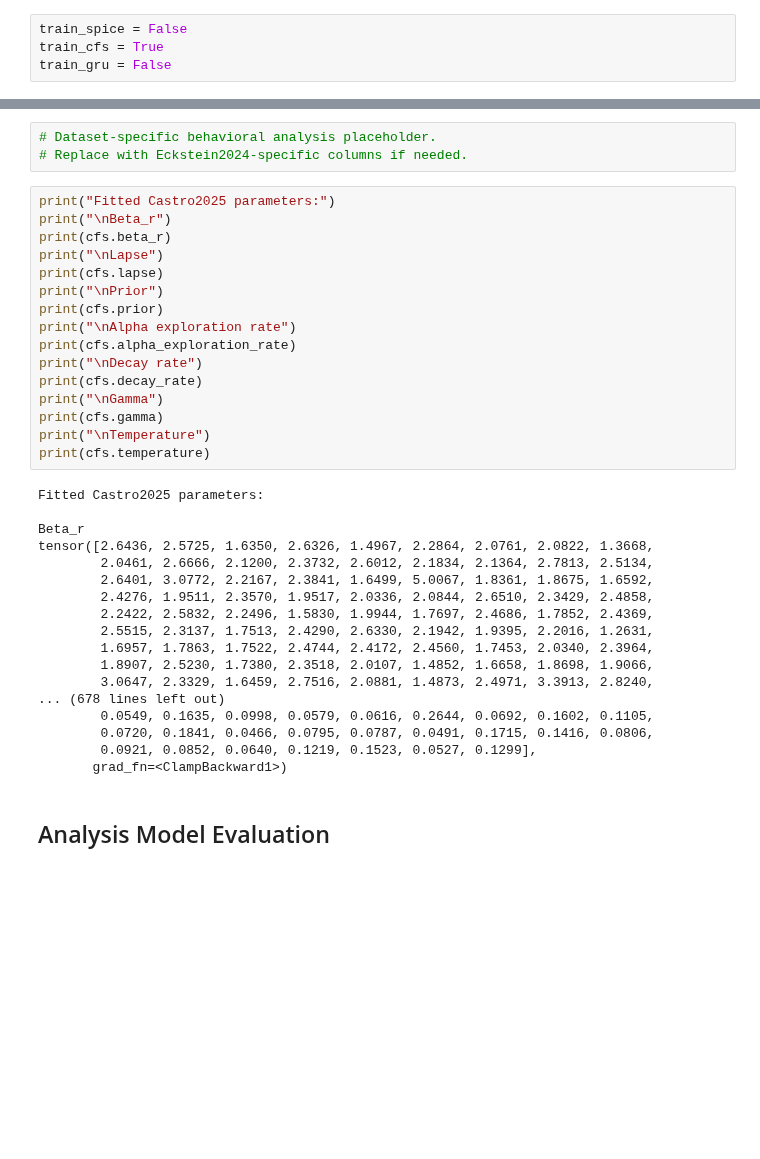
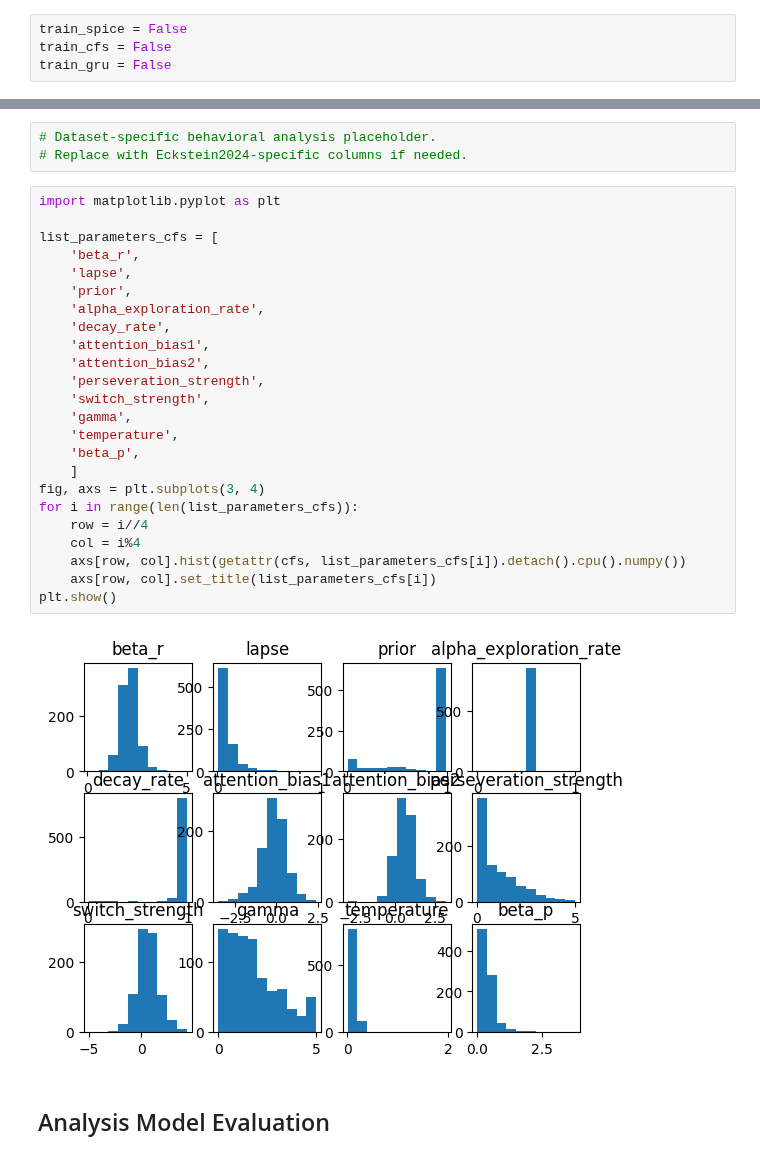
Before and after one commit to whyhardt/SPICE, a Jupyter notebook: weinhardt2026/studies/castro2025/castro2025.ipynb, the cells around one changed output, grey strips where cells are left out. Saved outputs shown, nothing was run; the diff lists cells and outputs as text; blank space fills up the shorter version.

```diff
--- a/weinhardt2026/studies/castro2025/castro2025.ipynb
+++ b/weinhardt2026/studies/castro2025/castro2025.ipynb
@@ -17,7 +17,7 @@ import spice_castro2025, weinhardt2026.studies.castro2025.spice_castro2025 as sp
 # NOTEBOOK CONFIG
 # %%
 train_spice = False
-train_cfs = True
+train_cfs = False
 train_gru = False
 # %% [markdown]
 ## Load dataset
@@ -200,40 +182,32 @@ GRUModel(
 # %%
 # Dataset-specific behavioral analysis placeholder.
 # Replace with Eckstein2024-specific columns if needed.
-# %%
-print("Fitted Castro2025 parameters:")
-print("\nBeta_r")
-print(cfs.beta_r)
-print("\nLapse")
-print(cfs.lapse)
-print("\nPrior")
-print(cfs.prior)
-print("\nAlpha exploration rate")
-print(cfs.alpha_exploration_rate)
-print("\nDecay rate")
-print(cfs.decay_rate)
-print("\nGamma")
-print(cfs.gamma)
-print("\nTemperature")
-print(cfs.temperature)
-# %% [output]
-Fitted Castro2025 parameters:
-
-Beta_r
-tensor([2.6436, 2.5725, 1.6350, 2.6326, 1.4967, 2.2864, 2.0761, 2.0822, 1.3668,
-        2.0461, 2.6666, 2.1200, 2.3732, 2.6012, 2.1834, 2.1364, 2.7813, 2.5134,
-        2.6401, 3.0772, 2.2167, 2.3841, 1.6499, 5.0067, 1.8361, 1.8675, 1.6592,
-        2.4276, 1.9511, 2.3570, 1.9517, 2.0336, 2.0844, 2.6510, 2.3429, 2.4858,
-        2.2422, 2.5832, 2.2496, 1.5830, 1.9944, 1.7697, 2.4686, 1.7852, 2.4369,
-        2.5515, 2.3137, 1.7513, 2.4290, 2.6330, 2.1942, 1.9395, 2.2016, 1.2631,
-        1.6957, 1.7863, 1.7522, 2.4744, 2.4172, 2.4560, 1.7453, 2.0340, 2.3964,
-        1.8907, 2.5230, 1.7380, 2.3518, 2.0107, 1.4852, 1.6658, 1.8698, 1.9066,
-        3.0647, 2.3329, 1.6459, 2.7516, 2.0881, 1.4873, 2.4971, 3.3913, 2.8240,
-... (678 lines left out)
-        0.0549, 0.1635, 0.0998, 0.0579, 0.0616, 0.2644, 0.0692, 0.1602, 0.1105,
-        0.0720, 0.1841, 0.0466, 0.0795, 0.0787, 0.0491, 0.1715, 0.1416, 0.0806,
-        0.0921, 0.0852, 0.0640, 0.1219, 0.1523, 0.0527, 0.1299],
-       grad_fn=<ClampBackward1>)
+# %%
+import matplotlib.pyplot as plt
+
+list_parameters_cfs = [
+    'beta_r',
+    'lapse',
+    'prior',
+    'alpha_exploration_rate',
+    'decay_rate',
+    'attention_bias1',
+    'attention_bias2',
+    'perseveration_strength',
+    'switch_strength',
+    'gamma',
+    'temperature',
+    'beta_p',
+    ]
+fig, axs = plt.subplots(3, 4)
+for i in range(len(list_parameters_cfs)):
+    row = i//4
+    col = i%4
+    axs[row, col].hist(getattr(cfs, list_parameters_cfs[i]).detach().cpu().numpy())
+    axs[row, col].set_title(list_parameters_cfs[i])
+plt.show()
+# %% [output]
+[figure, added]
 # %% [markdown]
 ## Analysis Model Evaluation
 # %%
```
Also changed, not shown: parts of 1 cell of this notebook, 12 other files.
